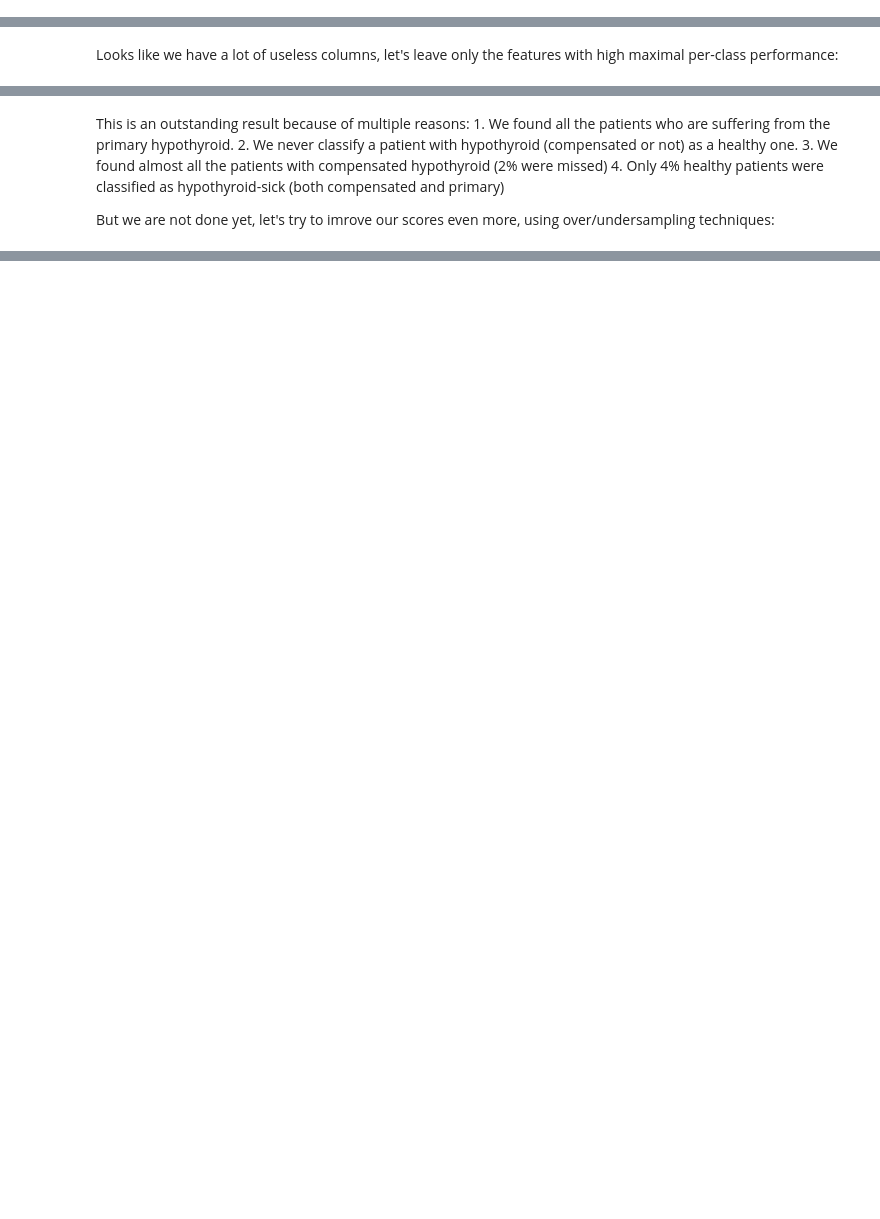
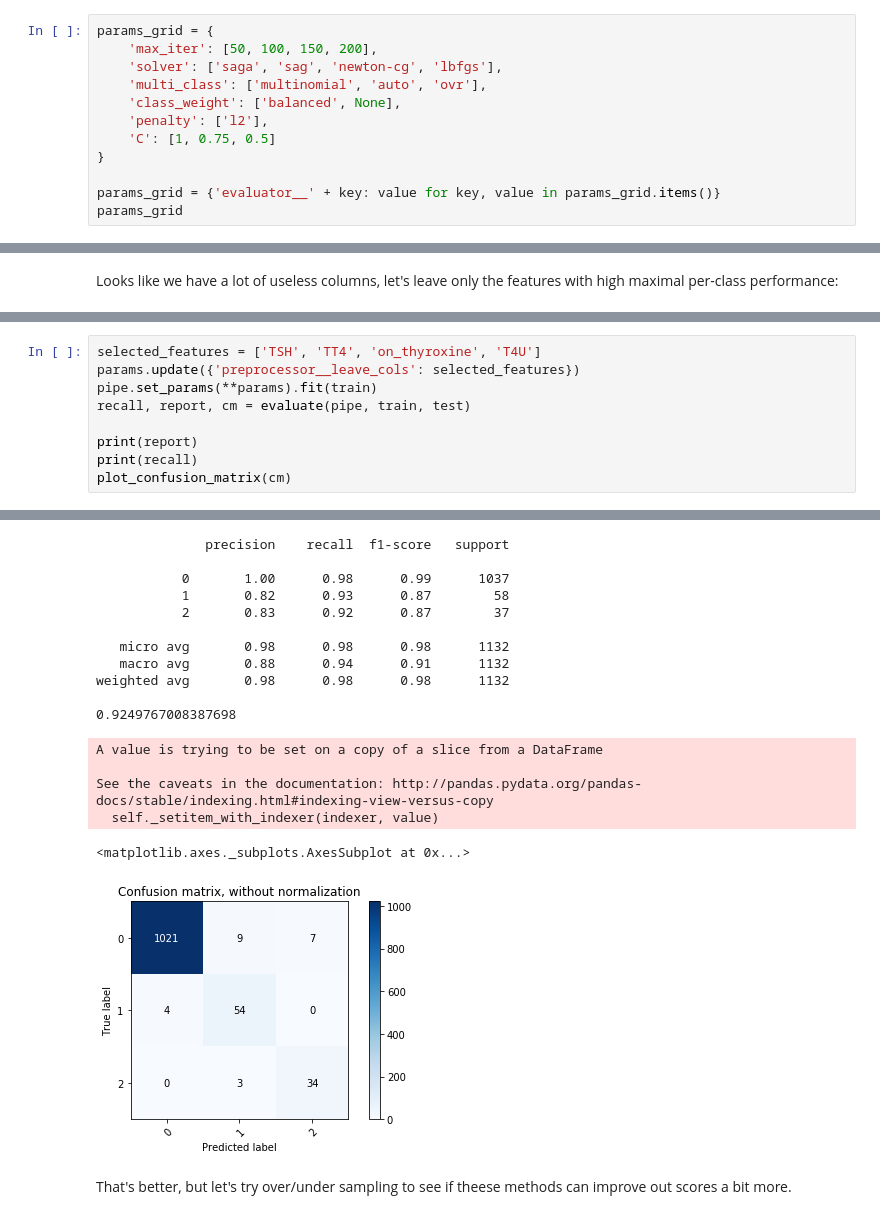
Before and after one commit to Goopard/DS-Homeworks, a Jupyter notebook: HW3.ipynb, the cells around one changed output, grey strips where cells are left out. Saved outputs shown, nothing was run; the diff lists cells and outputs as text; blank space fills up the shorter version.

```diff
--- a/HW3.ipynb
+++ b/HW3.ipynb
@@ -344,0 +407,12 @@ def feature_importances(model, cols):
+# %%
+params_grid = {
+    'max_iter': [50, 100, 150, 200],
+    'solver': ['saga', 'sag', 'newton-cg', 'lbfgs'],
+    'multi_class': ['multinomial', 'auto', 'ovr'],
+    'class_weight': ['balanced', None],
+    'penalty': ['l2'],
+    'C': [1, 0.75, 0.5]
+}
+
+params_grid = {'evaluator__' + key: value for key, value in params_grid.items()}
+params_grid
@@ -444,8 +544,10 @@ weighted avg       0.98      0.97      0.97      1132
-# %% [markdown]
-This is an outstanding result because of multiple reasons:
-    1. We found all the patients who are suffering from the primary hypothyroid.
-    2. We never classify a patient with hypothyroid (compensated or not) as a healthy one.
-    3. We found almost all the patients with compensated hypothyroid (2% were missed)
-    4. Only 4% healthy patients were classified as hypothyroid-sick (both compensated and primary)
-
-But we are not done yet, let's try to imrove our scores even more, using over/undersampling techniques:
+# %%
+selected_features = ['TSH', 'TT4', 'on_thyroxine', 'T4U']
+params.update({'preprocessor__leave_cols': selected_features})
+pipe.set_params(**params).fit(train)
+recall, report, cm = evaluate(pipe, train, test)
+
+print(report)
+print(recall)
+plot_confusion_matrix(cm)
+# %% [output]
@@ -452 +570,20 @@ But we are not done yet, let's try to imrove our scores even more, using over/un
+              precision    recall  f1-score   support
+
+           0       1.00      0.98      0.99      1037
+           1       0.82      0.93      0.87        58
+           2       0.83      0.92      0.87        37
+
+   micro avg       0.98      0.98      0.98      1132
+   macro avg       0.88      0.94      0.91      1132
+weighted avg       0.98      0.98      0.98      1132
+
+0.9249767008387698
+A value is trying to be set on a copy of a slice from a DataFrame
+
+See the caveats in the documentation: http://pandas.pydata.org/pandas-docs/stable/indexing.html#indexing-view-versus-copy
+  self._setitem_with_indexer(indexer, value)
+<matplotlib.axes._subplots.AxesSubplot at 0x...>
+[figure, added]
+# %% [markdown]
+That's better, but let's try over/under sampling to see if theese methods can improve out scores a bit more.
 # %% [markdown]
```
Also changed, not shown: parts of 75 cells of this notebook.
